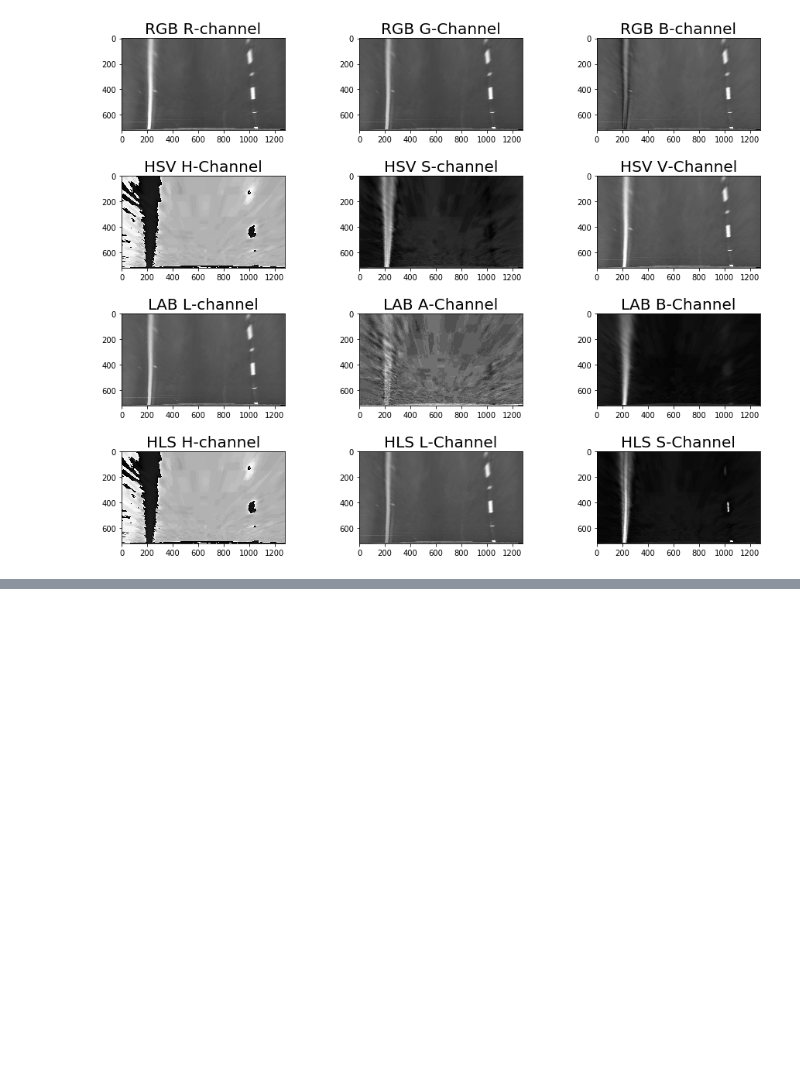
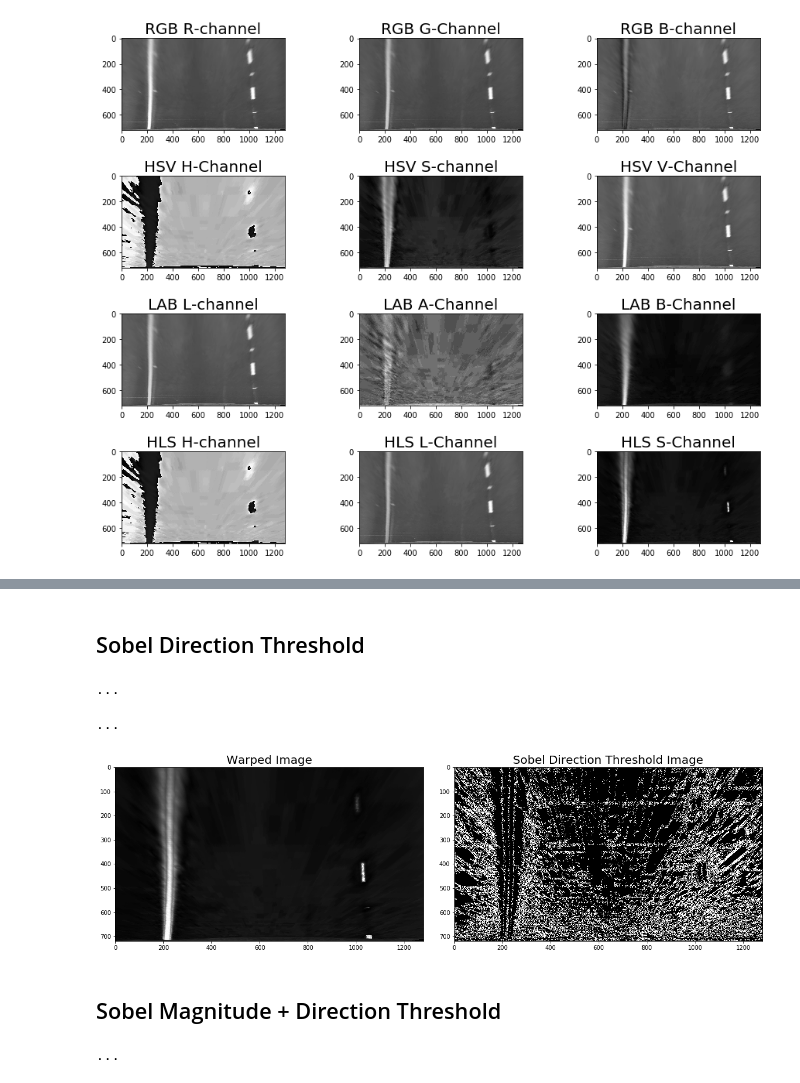
Before and after one commit to simonwisseler/CameraCalibration-PerspectiveTransform-Sobel-Polyfit_LaneDetection, a Jupyter notebook: detect_lane.ipynb, the cells around one changed output, grey strips where cells are left out. Cells and saved outputs as stored; diff of their text form; code cells hidden in the pictures; blank space fills up the shorter version.

```diff
--- a/detect_lane.ipynb
+++ b/detect_lane.ipynb
@@ -257,0 +384,76 @@ axes[11].set_title('HLS S-Channel', fontsize=20)
+# %% [markdown]
+## Sobel Direction Threshold
+# %%
+def dir_sobel_thresh(img, thresh_min = 0, thresh_max = 255, kernel_size = 3):
+    """
+    For some type of grayscale input image 'img', calculates the Sobel gradient in the direction
+    'dx' and 'dy' separately, then computes the direction of the gradient,
+    and returns a binary image using interval ['thresh_min', 'thresh_max'] using kernel size 'kernel_size'
+    """
+    # take the gradient (in x- and y-direction separately)
+    sobel_x = cv2.Sobel(img, cv2.CV_64F, 1, 0, ksize = kernel_size)
+    sobel_y = cv2.Sobel(img, cv2.CV_64F, 0, 1, ksize = kernel_size)
+
+    # calculate the absolute values
+    abs_sobel_x = np.absolute(sobel_x)
+    abs_sobel_y = np.absolute(sobel_y)
+
+    # calculate the direction of the gradient
+    grad_dir = np.arctan2(abs_sobel_y, abs_sobel_x)
+
+    return apply_threshold(grad_dir, thresh_min, thresh_max)
+
+print('...')
+# %% [output]
+...
+# %%
+def update(min_thresh, max_thresh, kernel_size):
+    """
+    Serves as input to ipywidgets.interact() allowing to interactively determine the
+    best combination of threshold values 'min_thresh' and 'max_thresh' and 'kernel_size'
+    """
+    img_dir_sobel = dir_sobel_thresh(warped_img_S2, min_thresh, max_thresh, kernel_size)
+
+    # visualize sobel magnitude threshold
+    fig, (axis1, axis2) = plt.subplots(1, 2, figsize = (20, 10))
+    fig.subplots_adjust(hspace = .2, wspace=.1)
+    axis1.imshow(warped_img_S2, cmap = 'gray')
+    axis1.set_title('Warped Image', fontsize = 20)
+    axis2.imshow(img_dir_sobel, cmap = 'gray')
+    axis2.set_title('Sobel Direction Threshold Image', fontsize = 20)
+
+print('...')
+# %% [output]
+...
+# %%
+interact(update, kernel_size=(1,31,2),
+                 min_thresh=(0, np.pi/2, 0.01),
+                 max_thresh=(0, np.pi/2, 0.01))
+# %% [output]
+[figure, added]
+# %% [markdown]
+## Sobel Magnitude + Direction Threshold
+# %%
+def update(mag_min_thresh, mag_max_thresh, mag_kernel_size, dir_min_thresh, dir_max_thresh, dir_kernel_size):
+    """
+    Serves as input to ipywidgets.interact() allowing to interactively determine the
+    best combination of threshold values and kernel sizes
+    """
+    img_mag_sobel = mag_sobel_thresh(warped_img_S2, mag_min_thresh, mag_max_thresh, mag_kernel_size)
+    img_dir_sobel = dir_sobel_thresh(warped_img_S2, dir_min_thresh, dir_max_thresh, dir_kernel_size)
+
+
+    img_combined_sobel = np.zeros_like(img_mag_sobel)
+    img_combined_sobel[((img_mag_sobel == 1) & (img_dir_sobel == 1))] = 1
+
+    # visualize sobel magnitude threshold
+    fig, (axis1, axis2) = plt.subplots(1, 2, figsize = (20, 10))
+    fig.subplots_adjust(hspace = .2, wspace=.1)
+    axis1.imshow(warped_img_S2, cmap = 'gray')
+    axis1.set_title('Warped Image', fontsize = 20)
+    axis2.imshow(img_combined_sobel, cmap = 'gray')
+    axis2.set_title('Sobel Direction Threshold Image', fontsize = 20)
+
+print('...')
+# %% [output]
+...
```
Also changed, not shown: parts of 16 cells of this notebook.
